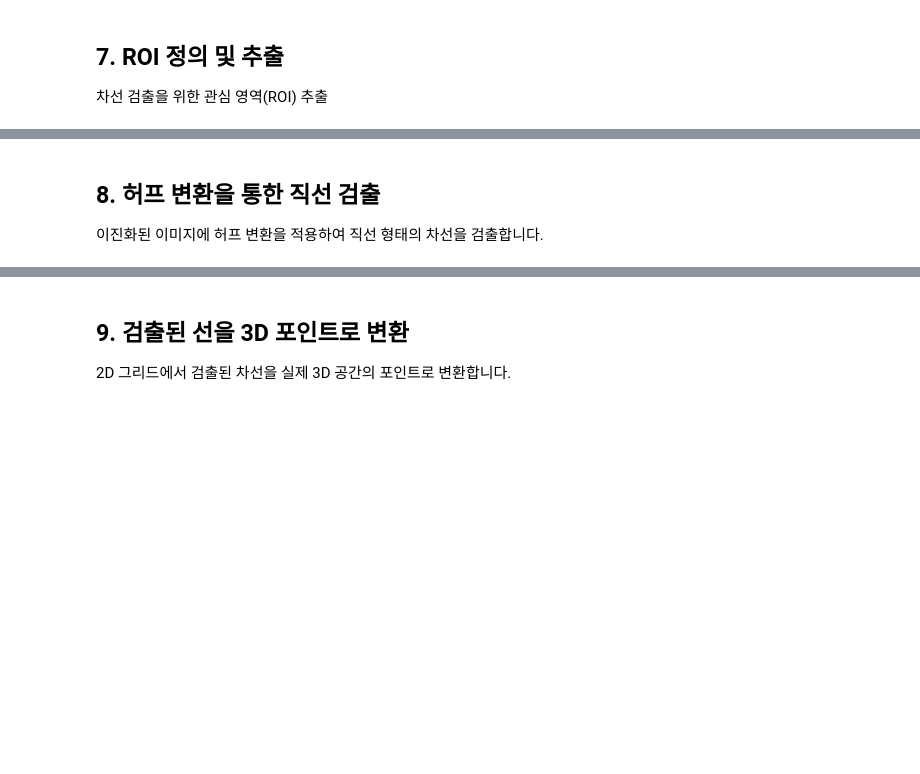
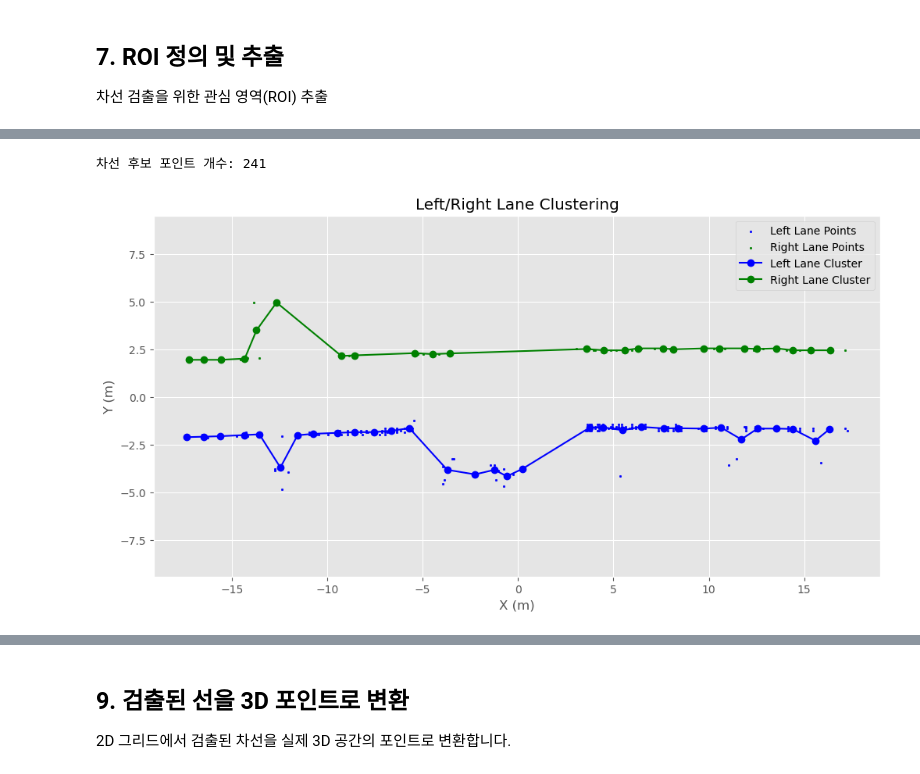
Before and after one commit to SeunghwanByun/autonomous-driving-lidar-demo, a Jupyter notebook: lecture1/03_lane_detection.ipynb, the cells around one changed output, grey strips where cells are left out. Cells and saved outputs as stored; diff of their text form; code cells hidden in the pictures; blank space fills up the shorter version.

```diff
--- a/lecture1/03_lane_detection.ipynb
+++ b/lecture1/03_lane_detection.ipynb
@@ -580,4 +553,0 @@ plt.show()
-# %% [markdown]
-## 8. 허프 변환을 통한 직선 검출
-
-이진화된 이미지에 허프 변환을 적용하여 직선 형태의 차선을 검출합니다.
@@ -645,0 +554,56 @@ plt.show()
+# %%
+def cluster_lane_points(points_xy, x_range, bin_width=1.0):
+    x_bins = np.arange(x_range[0], x_range[1], bin_width)
+    cluster_centers = []
+
+    for i in range(len(x_bins)-1):
+        x_min = x_bins[i]
+        x_max = x_bins[i+1]
+
+        bin_mask = (points_xy[:, 0] >= x_min) & (points_xy[:, 0] < x_max)
+        bin_points = points_xy[bin_mask]
+
+        if len(bin_points) > 0:
+            mean_x = np.mean(bin_points[:, 0])
+            mean_y = np.mean(bin_points[:, 1])
+            cluster_centers.append([mean_x, mean_y])
+
+    return np.array(cluster_centers)
+
+# 강한 intensity가 있는 셀만 선택(thresholding)
+intensity_threshold = 0.3
+lane_candidates = np.argwhere(roi_avg_intensity_grid > intensity_threshold)
+
+# 셀 좌표를 실제 (x, y) 좌표로 변환
+lane_points_xy = []
+for y_idx, x_idx in lane_candidates:
+    x = roi_x_range[0] + (x_idx + 0.5) * grid_size
+    y = roi_y_range[0] + (y_idx + 0.5) * grid_size
+    lane_points_xy.append([x, y])
+lane_points_xy = np.array(lane_points_xy)
+print(f"차선 후보 포인트 개수: {len(lane_points_xy)}")
+
+# Y축 (차량 좌우 기준)으로 왼쪽/오른쪽 분리
+left_lane = lane_points_xy[lane_points_xy[:, 1] < 0]
+right_lane = lane_points_xy[lane_points_xy[:, 1] >= 0]
+
+# 클러스터링 수행
+left_lane_clusters = cluster_lane_points(left_lane, x_range=roi_x_range)
+right_lane_clusters = cluster_lane_points(right_lane, x_range=roi_x_range)
+
+# 시각화
+plt.figure(figsize=(12, 6))
+plt.scatter(left_lane[:, 0], left_lane[:, 1], c='blue', s=3, label='Left Lane Points')
+plt.scatter(right_lane[:, 0], right_lane[:, 1], c='green', s=3, label='Right Lane Points')
+plt.plot(left_lane_clusters[:, 0], left_lane_clusters[:, 1], 'bo-', label='Left Lane Cluster')
+plt.plot(right_lane_clusters[:, 0], right_lane_clusters[:, 1], 'go-', label='Right Lane Cluster')
+plt.legend()
+plt.xlabel('X (m)')
+plt.ylabel('Y (m)')
+plt.title('Left/Right Lane Clustering')
+plt.grid(True)
+plt.axis('equal')
+plt.show()
+# %% [output]
+차선 후보 포인트 개수: 241
+[figure, added]
```
Also changed, not shown: parts of 9 cells of this notebook.
